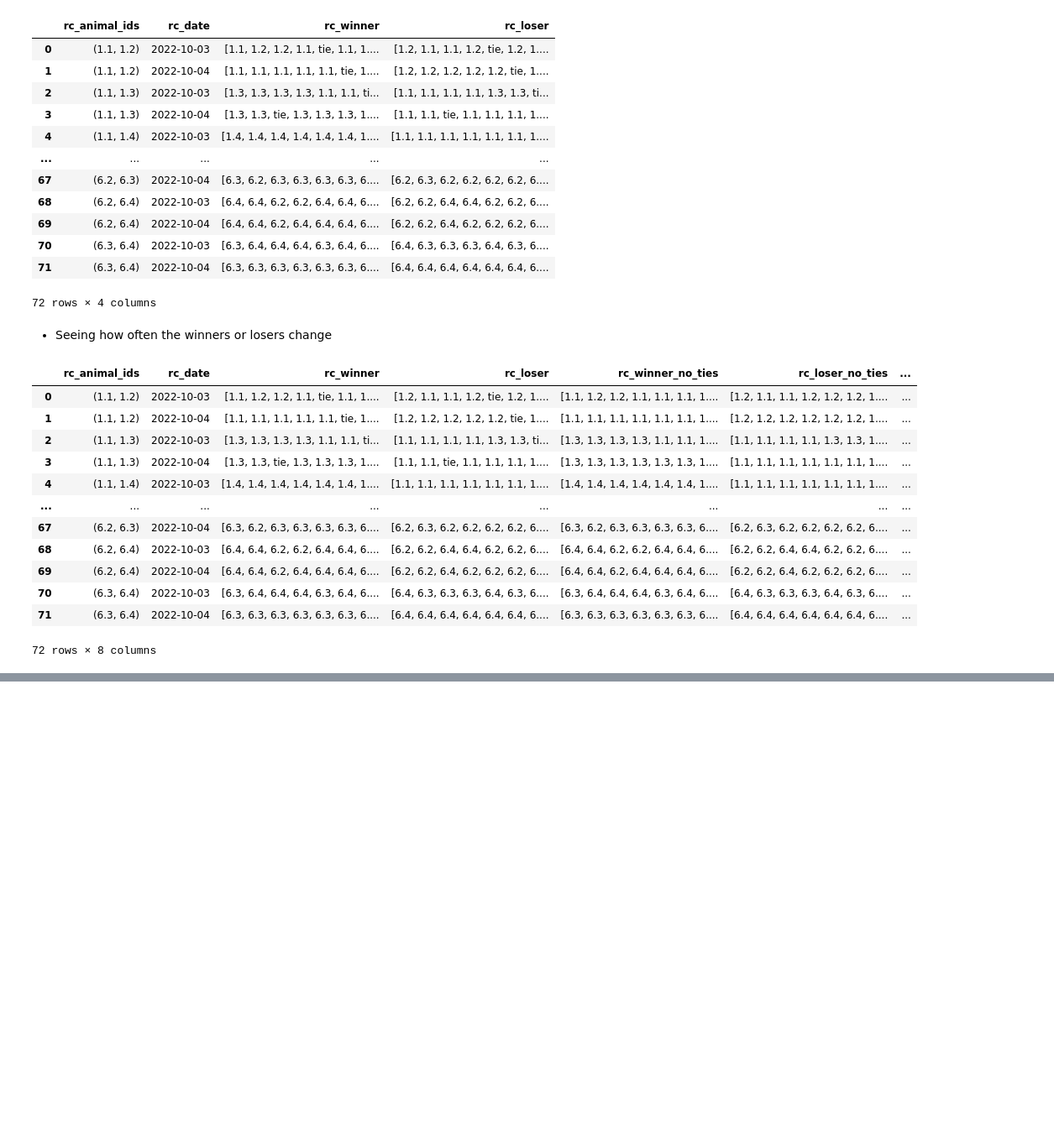
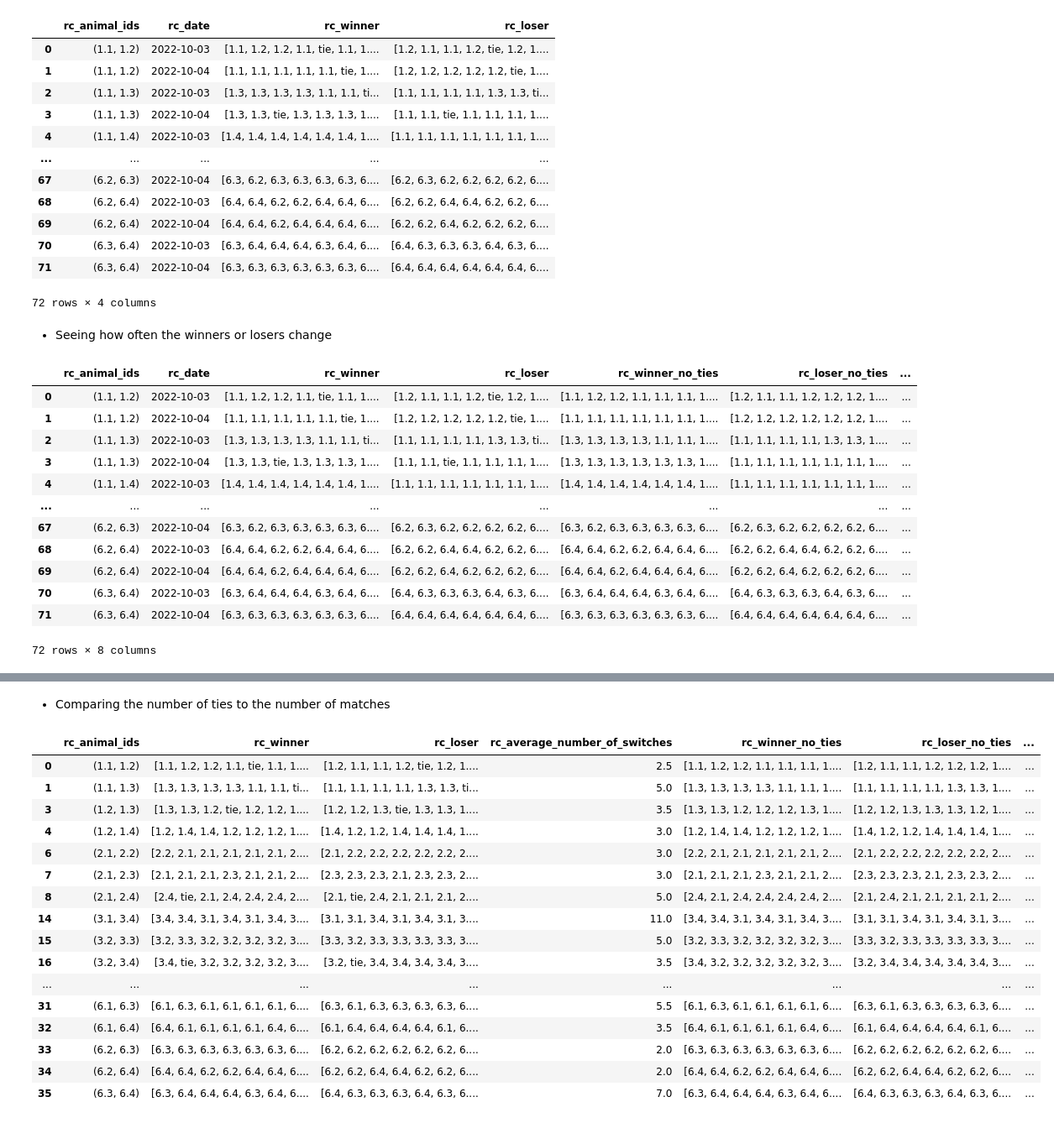
Before and after one commit to padillacoreanolab/social_dominance_active_inference, a Jupyter notebook: results/2023_09_12_pilot_3_elo_rating_calculation/pilot_3_reward_competition_processing.ipynb, the cells around one changed output, grey strips where cells are left out. Shown at 84% size. Drawn from its saved outputs; the diff is of its cells as text; code cells hidden in the pictures; blank space fills up the shorter version.

```diff
--- a/results/2023_09_12_pilot_3_elo_rating_calculation/pilot_3_reward_competition_processing.ipynb
+++ b/results/2023_09_12_pilot_3_elo_rating_calculation/pilot_3_reward_competition_processing.ipynb
@@ -759,0 +801,4 @@ all_competition_per_pair_df
+# %%
+# Putting the first ID for the winner and second for the loser if there is equal number of wins and loses
+all_sessions_per_pair_df["rc_averaged_winner"] = all_sessions_per_pair_df.apply(lambda x: Counter(x["rc_winner_no_ties"]).most_common(1)[0][0] if x["rc_winner_no_ties"].count(Counter(x["rc_winner_no_ties"]).most_common(1)[0][1]) != len(x["rc_winner_no_ties"]) / 2 else x["rc_animal_ids"][0], axis=1)
+all_sessions_per_pair_df["rc_averaged_loser"] = all_sessions_per_pair_df.apply(lambda x: Counter(x["rc_loser_no_ties"]).most_common(1)[0][0] if x["rc_loser_no_ties"].count(Counter(x["rc_loser_no_ties"]).most_common(1)[0][1]) != len(x["rc_winner_no_ties"]) / 2 else x["rc_animal_ids"][1], axis=1)
@@ -759,0 +825,5 @@ all_competition_per_pair_df
+# %%
+all_sessions_per_pair_df["rc_winner_count"] = all_sessions_per_pair_df.apply(lambda x: x["rc_winner"].count(x["rc_averaged_winner"]), axis=1)
+all_sessions_per_pair_df["rc_loser_count"] = all_sessions_per_pair_df.apply(lambda x: x["rc_winner"].count(x["rc_averaged_loser"]), axis=1)
+all_sessions_per_pair_df["rc_tie_count"] = all_sessions_per_pair_df.apply(lambda x: x["rc_winner"].count("tie"), axis=1)
+all_sessions_per_pair_df["rc_all_match_count_including_ties"] = all_sessions_per_pair_df["rc_winner"].apply(lambda x: len(x))
@@ -759,0 +832,8 @@ all_competition_per_pair_df
+# %%
+all_sessions_per_pair_df["rc_winner_count_minus_loser_count"] = all_sessions_per_pair_df["rc_winner_count"] - all_sessions_per_pair_df["rc_loser_count"]
+# winner number / (winner + loser number with no ties)
+all_sessions_per_pair_df["rc_win_to_win_plus_lost_ratio"] = all_sessions_per_pair_df.apply(lambda x: x["rc_winner_count"] / len(x["rc_winner_no_ties"]), axis=1)
+# winner number / (winner + loser + tie)
+all_sessions_per_pair_df["rc_win_to_all_ratio"] = all_sessions_per_pair_df.apply(lambda x: x["rc_winner_count"] / x["rc_all_match_count_including_ties"], axis=1)
+# all_sessions_per_pair_df["rc_is_win_to_all_ratio_tie"] = all_sessions_per_pair_df["rc_win_to_all_ratio"].apply(lambda x: True if x < 0.5 else False)
+all_sessions_per_pair_df["rc_is_win_to_win_and_loss_ratio_tie"] = all_sessions_per_pair_df["rc_win_to_win_plus_lost_ratio"].apply(lambda x: True if x < 0.6 else False)
@@ -759,0 +860,24 @@ all_competition_per_pair_df
+# %% [markdown]
+- Comparing the number of ties to the number of matches
+# %%
+all_sessions_per_pair_df["rc_tie_to_all_ratio"] = all_sessions_per_pair_df.apply(lambda x: x["rc_tie_count"] / x["rc_all_match_count_including_ties"], axis=1)
+# %%
+all_sessions_per_pair_df[~all_sessions_per_pair_df["rc_is_win_to_win_and_loss_ratio_tie"]]
+# %% [output]
+|  | rc_animal_ids | rc_winner | rc_loser | rc_average_number_of_switches | rc_winner_no_ties | rc_loser_no_ties | ... |
+| 0 | (1.1, 1.2) | [1.1, 1.2, 1.2, 1.1, tie, 1.1, 1.... | [1.2, 1.1, 1.1, 1.2, tie, 1.2, 1.... | 2.5 | [1.1, 1.2, 1.2, 1.1, 1.1, 1.1, 1.... | [1.2, 1.1, 1.1, 1.2, 1.2, 1.2, 1.... | ... |
+| 1 | (1.1, 1.3) | [1.3, 1.3, 1.3, 1.3, 1.1, 1.1, ti... | [1.1, 1.1, 1.1, 1.1, 1.3, 1.3, ti... | 5.0 | [1.3, 1.3, 1.3, 1.3, 1.1, 1.1, 1.... | [1.1, 1.1, 1.1, 1.1, 1.3, 1.3, 1.... | ... |
+| 3 | (1.2, 1.3) | [1.3, 1.3, 1.2, tie, 1.2, 1.2, 1.... | [1.2, 1.2, 1.3, tie, 1.3, 1.3, 1.... | 3.5 | [1.3, 1.3, 1.2, 1.2, 1.2, 1.3, 1.... | [1.2, 1.2, 1.3, 1.3, 1.3, 1.2, 1.... | ... |
+| 4 | (1.2, 1.4) | [1.2, 1.4, 1.4, 1.2, 1.2, 1.2, 1.... | [1.4, 1.2, 1.2, 1.4, 1.4, 1.4, 1.... | 3.0 | [1.2, 1.4, 1.4, 1.2, 1.2, 1.2, 1.... | [1.4, 1.2, 1.2, 1.4, 1.4, 1.4, 1.... | ... |
+| 6 | (2.1, 2.2) | [2.2, 2.1, 2.1, 2.1, 2.1, 2.1, 2.... | [2.1, 2.2, 2.2, 2.2, 2.2, 2.2, 2.... | 3.0 | [2.2, 2.1, 2.1, 2.1, 2.1, 2.1, 2.... | [2.1, 2.2, 2.2, 2.2, 2.2, 2.2, 2.... | ... |
+| 7 | (2.1, 2.3) | [2.1, 2.1, 2.1, 2.3, 2.1, 2.1, 2.... | [2.3, 2.3, 2.3, 2.1, 2.3, 2.3, 2.... | 3.0 | [2.1, 2.1, 2.1, 2.3, 2.1, 2.1, 2.... | [2.3, 2.3, 2.3, 2.1, 2.3, 2.3, 2.... | ... |
+| 8 | (2.1, 2.4) | [2.4, tie, 2.1, 2.4, 2.4, 2.4, 2.... | [2.1, tie, 2.4, 2.1, 2.1, 2.1, 2.... | 5.0 | [2.4, 2.1, 2.4, 2.4, 2.4, 2.4, 2.... | [2.1, 2.4, 2.1, 2.1, 2.1, 2.1, 2.... | ... |
+| 14 | (3.1, 3.4) | [3.4, 3.4, 3.1, 3.4, 3.1, 3.4, 3.... | [3.1, 3.1, 3.4, 3.1, 3.4, 3.1, 3.... | 11.0 | [3.4, 3.4, 3.1, 3.4, 3.1, 3.4, 3.... | [3.1, 3.1, 3.4, 3.1, 3.4, 3.1, 3.... | ... |
+| 15 | (3.2, 3.3) | [3.2, 3.3, 3.2, 3.2, 3.2, 3.2, 3.... | [3.3, 3.2, 3.3, 3.3, 3.3, 3.3, 3.... | 5.0 | [3.2, 3.3, 3.2, 3.2, 3.2, 3.2, 3.... | [3.3, 3.2, 3.3, 3.3, 3.3, 3.3, 3.... | ... |
+| 16 | (3.2, 3.4) | [3.4, tie, 3.2, 3.2, 3.2, 3.2, 3.... | [3.2, tie, 3.4, 3.4, 3.4, 3.4, 3.... | 3.5 | [3.4, 3.2, 3.2, 3.2, 3.2, 3.2, 3.... | [3.2, 3.4, 3.4, 3.4, 3.4, 3.4, 3.... | ... |
+| ... | ... | ... | ... | ... | ... | ... | ... |
+| 31 | (6.1, 6.3) | [6.1, 6.3, 6.1, 6.1, 6.1, 6.1, 6.... | [6.3, 6.1, 6.3, 6.3, 6.3, 6.3, 6.... | 5.5 | [6.1, 6.3, 6.1, 6.1, 6.1, 6.1, 6.... | [6.3, 6.1, 6.3, 6.3, 6.3, 6.3, 6.... | ... |
+| 32 | (6.1, 6.4) | [6.4, 6.1, 6.1, 6.1, 6.1, 6.4, 6.... | [6.1, 6.4, 6.4, 6.4, 6.4, 6.1, 6.... | 3.5 | [6.4, 6.1, 6.1, 6.1, 6.1, 6.4, 6.... | [6.1, 6.4, 6.4, 6.4, 6.4, 6.1, 6.... | ... |
+| 33 | (6.2, 6.3) | [6.3, 6.3, 6.3, 6.3, 6.3, 6.3, 6.... | [6.2, 6.2, 6.2, 6.2, 6.2, 6.2, 6.... | 2.0 | [6.3, 6.3, 6.3, 6.3, 6.3, 6.3, 6.... | [6.2, 6.2, 6.2, 6.2, 6.2, 6.2, 6.... | ... |
+| 34 | (6.2, 6.4) | [6.4, 6.4, 6.2, 6.2, 6.4, 6.4, 6.... | [6.2, 6.2, 6.4, 6.4, 6.2, 6.2, 6.... | 2.0 | [6.4, 6.4, 6.2, 6.2, 6.4, 6.4, 6.... | [6.2, 6.2, 6.4, 6.4, 6.2, 6.2, 6.... | ... |
+| 35 | (6.3, 6.4) | [6.3, 6.4, 6.4, 6.4, 6.3, 6.4, 6.... | [6.4, 6.3, 6.3, 6.3, 6.4, 6.3, 6.... | 7.0 | [6.3, 6.4, 6.4, 6.4, 6.3, 6.4, 6.... | [6.4, 6.3, 6.3, 6.3, 6.4, 6.3, 6.... | ... |
```
Also changed, not shown: parts of 70 cells of this notebook.
